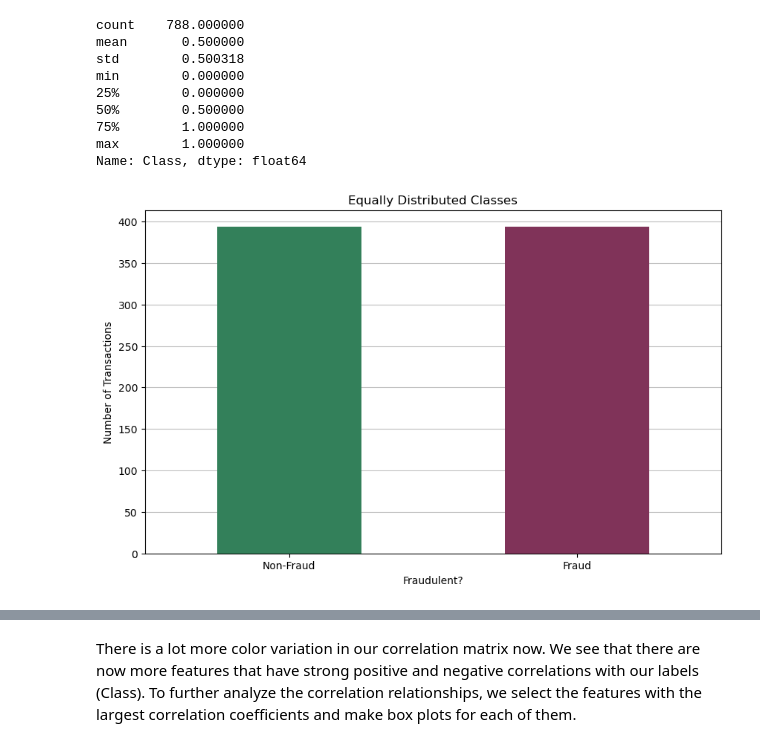
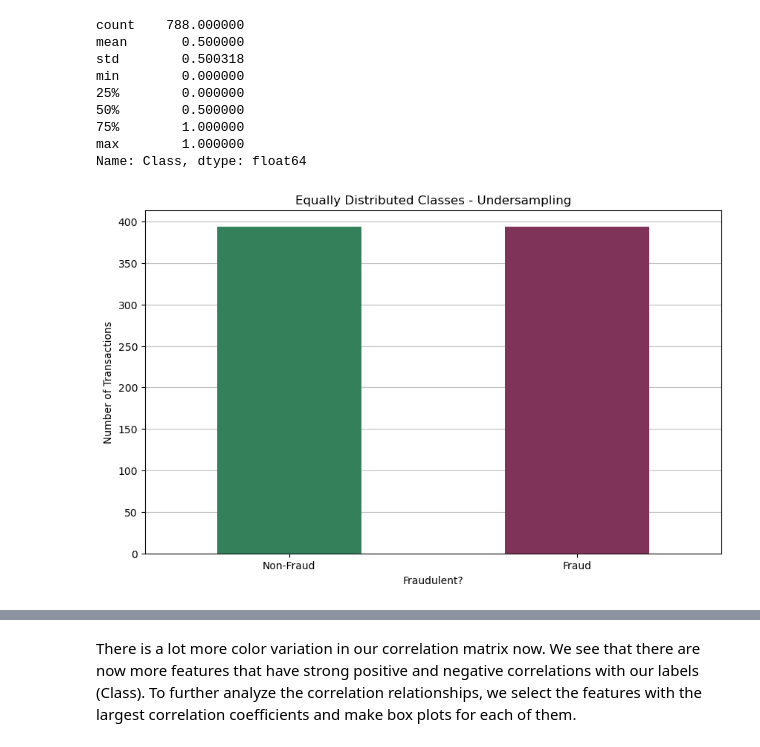
Before and after one commit to iaheung/credit_card_fraud_analysis, a Jupyter notebook: data_prep.ipynb, the cells around one changed output, grey strips where cells are left out. Cells and saved outputs as stored; diff of their text form; code cells hidden in the pictures.

```diff
--- a/data_prep.ipynb
+++ b/data_prep.ipynb
@@ -424,18 +424,18 @@ Name: Class, dtype: float64
 # %%
 # seperate our training data back into x and y (features and labels)
 xtrain_sampled = sampled_train.drop('Class', axis=1)
 ytrain_sampled = sampled_train['Class']
 
 # lets plot a bar chart to see our equally distributed classes now
 plt.figure(figsize=(10,6))
 
 ax = ytrain_sampled.value_counts().plot(kind='bar', ax=plt.gca(), color=['#33805a','#803359'], zorder=3)
-ax.set_title('Equally Distributed Classes')
+ax.set_title('Equally Distributed Classes - Undersampling')
 ax.set_xlabel('Fraudulent?')
 ax.set_ylabel('Number of Transactions')
 ax.grid(axis='y', color='gray', alpha=0.5, zorder=1)
 ax.set_xticklabels(['Non-Fraud', 'Fraud'], rotation=0)
 
 plt.show()
 # %% [output]
-[figure, old version]
+[figure, new version]
```
Also changed, not shown: parts of 18 cells of this notebook, 1 other file.
